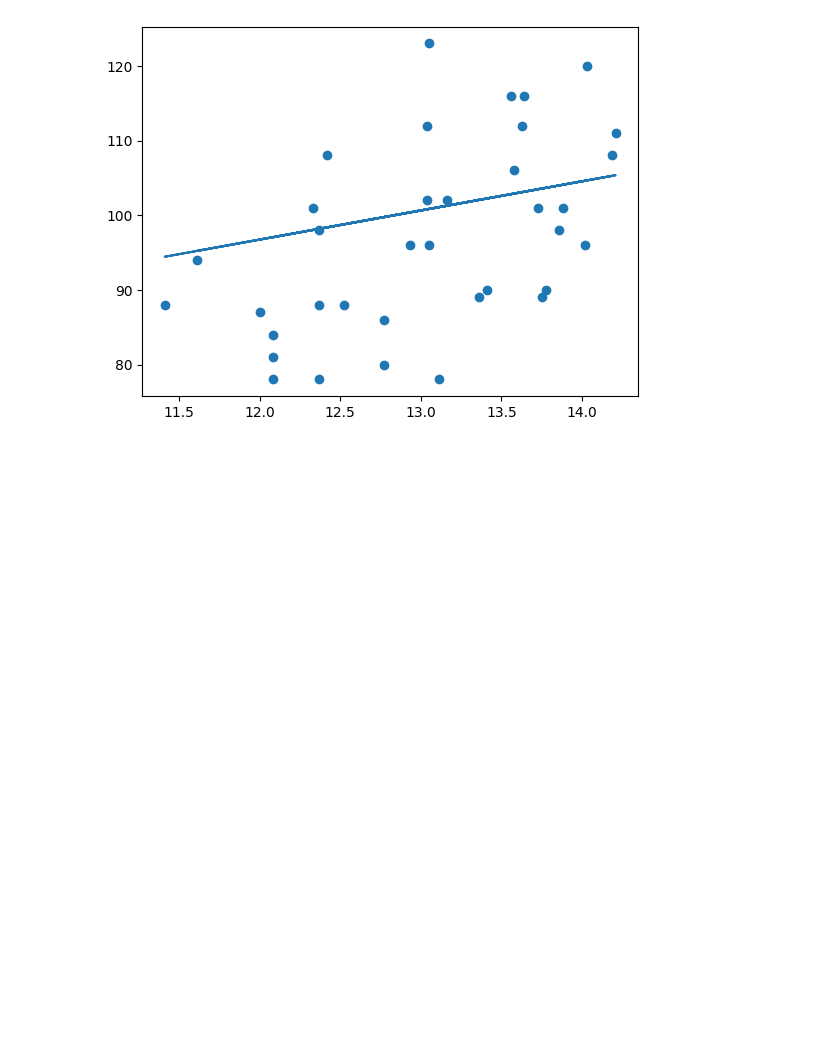
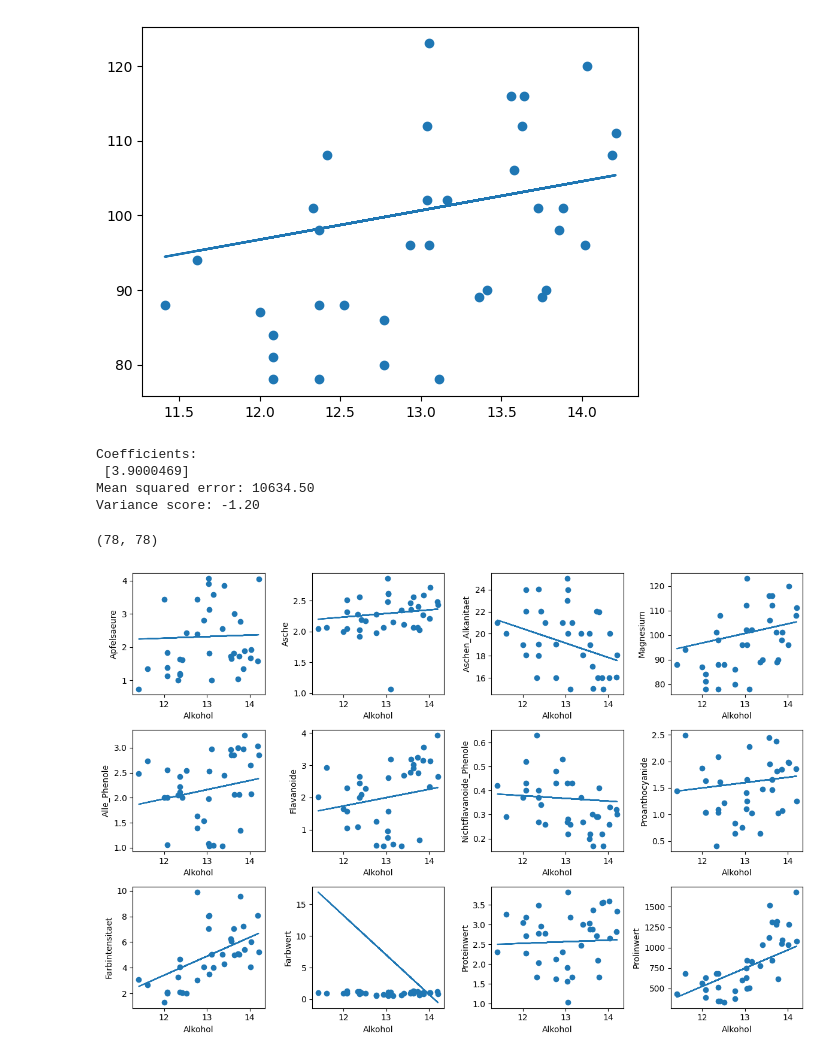
Before and after one commit to ybrenning/ivda, a Jupyter notebook: 02/02-solution.ipynb, the cells around one changed output. Saved outputs shown, nothing was run; the diff lists cells and outputs as text; code cells hidden in the pictures; blank space fills up the shorter version.

Commit message:
Fit pairwise regressors

```diff
--- a/02/02-solution.ipynb
+++ b/02/02-solution.ipynb
@@ -68,3 +68,60 @@ plt.plot(X_test, regr.predict(X_test))
 # %% [output]
 [<matplotlib.lines.Line2D at 0x...>]
 [figure]
+# %%
+# The coefficients
+print('Coefficients: \n', regr.coef_)
+# The mean squared error
+print("Mean squared error: %.2f"
+% np.mean((regr.predict(diabetes_X_test) - diabetes_y_test) ** 2))
+# Explained variance score: 1 is perfect prediction
+print('Variance score: %.2f' % regr.score(diabetes_X_test, diabetes_y_test))
+# %% [output]
+Coefficients:
+ [3.9000469]
+Mean squared error: 10634.50
+Variance score: -1.20
+# %%
+from itertools import combinations
+datasets = []
+regressors = []
+for c in combinations(df.columns.tolist(), 2):
+    attribute_1, attribute_2 = c
+    X = np.array(df[attribute_1])
+    y = np.array(df[attribute_2])
+    datasets.append((X, y))
+    X_train, _, y_train, _ = train_test_split(X, y, test_size=0.2, random_state=42)
+    X_train = np.reshape(X_train, (-1, 1))
+
+    regr = LinearRegression()
+    regr.fit(X_train, y_train)
+    regressors.append(regr)
+len(datasets), len(regressors)
+# %% [output]
+(78, 78)
+# %%
+# Create subplots with 3 rows and 4 columns
+fig, axes = plt.subplots(nrows=3, ncols=4, figsize=(12, 8))
+
+# Flatten the axes array for easier indexing
+axes = axes.flatten()
+
+alc_ds, alc_regr = datasets[:12], regressors[:12]
+
+# Plot each set of y-axis data in a separate subplot
+for i, ax in enumerate(axes):
+    X, y = alc_ds[i]
+    _, X_test, _, y_test = train_test_split(X, y, test_size=0.2, random_state=42)
+    X_test = np.reshape(X_test, (-1, 1))
+    ax.scatter(X_test, y_test)
+    ax.plot(X_test, alc_regr[i].predict(X_test))
+    ax.set_xlabel('Alkohol')
+    ax.set_ylabel(df.columns[i+1])
+
+# Adjust layout for better spacing
+plt.tight_layout()
+
+# Show the plots
+plt.show()
+# %% [output]
+[figure, added]
```
Also changed, not shown: parts of 1 cell of this notebook.
